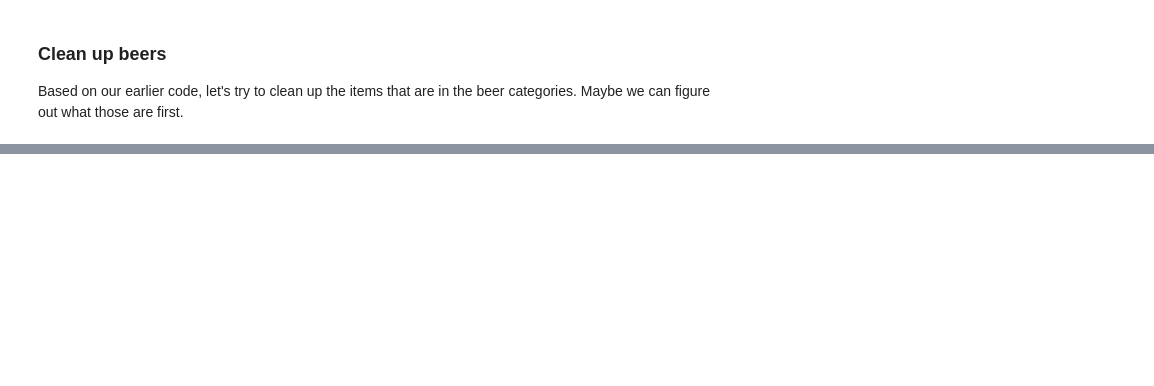
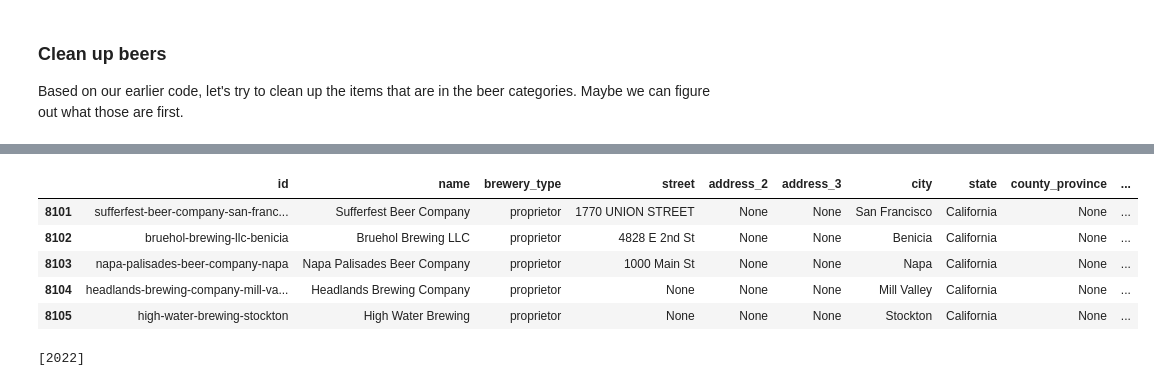
Before and after one commit to 37chandler/tm-2022-in-class, a Jupyter notebook: Dram Item Cleaning.ipynb, the cells around one changed output, grey strips where cells are left out. Drawn from its saved outputs; the diff is of its cells as text; code cells hidden in the pictures; blank space fills up the shorter version.

```diff
--- a/Dram Item Cleaning.ipynb
+++ b/Dram Item Cleaning.ipynb
@@ -51,5 +53,12 @@ umt-msba:wedge_transactions
 ### Pulling data from GBQ
 
 Let's get the items and their categories from our Dram data.
+# %%
+query = """
+    SELECT *
+    FROM `umt-msba.dram_shop.brewery_data`
+"""
+
+brewery_data = client.query(query).to_dataframe()
 # %%
 query = """
@@ -143,0 +236,9 @@ Based on our earlier code, let's try to clean up the items that are in the beer
+# %%
+brewery_data.tail()
+# %% [output]
+|  | id | name | brewery_type | street | address_2 | address_3 | city | state | county_province | ... |
+| 8101 | sufferfest-beer-company-san-franc... | Sufferfest Beer Company | proprietor | 1770 UNION STREET | None | None | San Francisco | California | None | ... |
+| 8102 | bruehol-brewing-llc-benicia | Bruehol Brewing LLC | proprietor | 4828 E 2nd St | None | None | Benicia | California | None | ... |
+| 8103 | napa-palisades-beer-company-napa | Napa Palisades Beer Company | proprietor | 1000 Main St | None | None | Napa | California | None | ... |
+| 8104 | headlands-brewing-company-mill-va... | Headlands Brewing Company | proprietor | None | None | None | Mill Valley | California | None | ... |
+| 8105 | high-water-brewing-stockton | High Water Brewing | proprietor | None | None | None | Stockton | California | None | ... |
@@ -143,0 +250,6 @@ Based on our earlier code, let's try to clean up the items that are in the beer
+# %%
+years = beer_items['year'].unique().tolist()
+
+years
+# %% [output]
+[2022]
```
Also changed, not shown: parts of 30 cells of this notebook, 4 other files.
